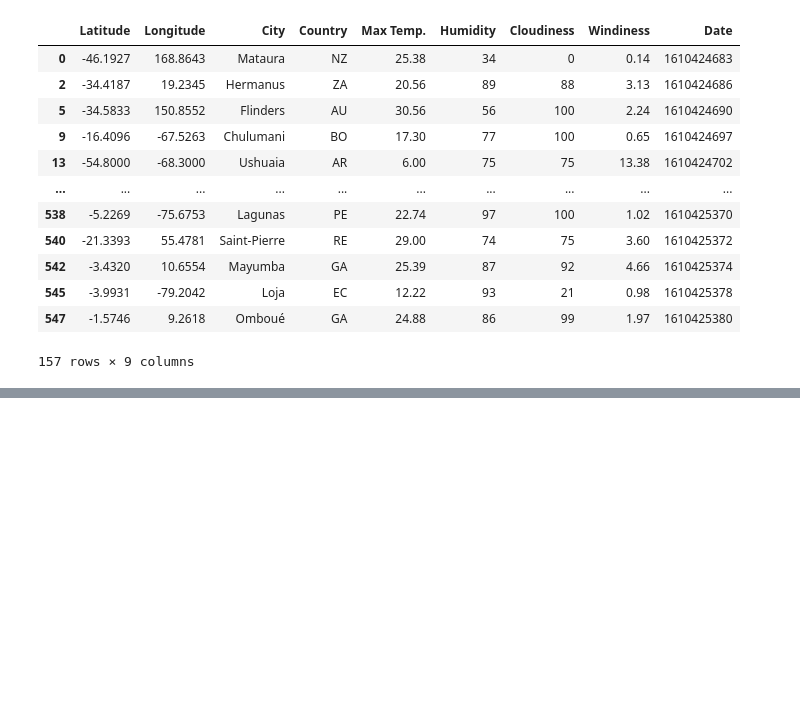
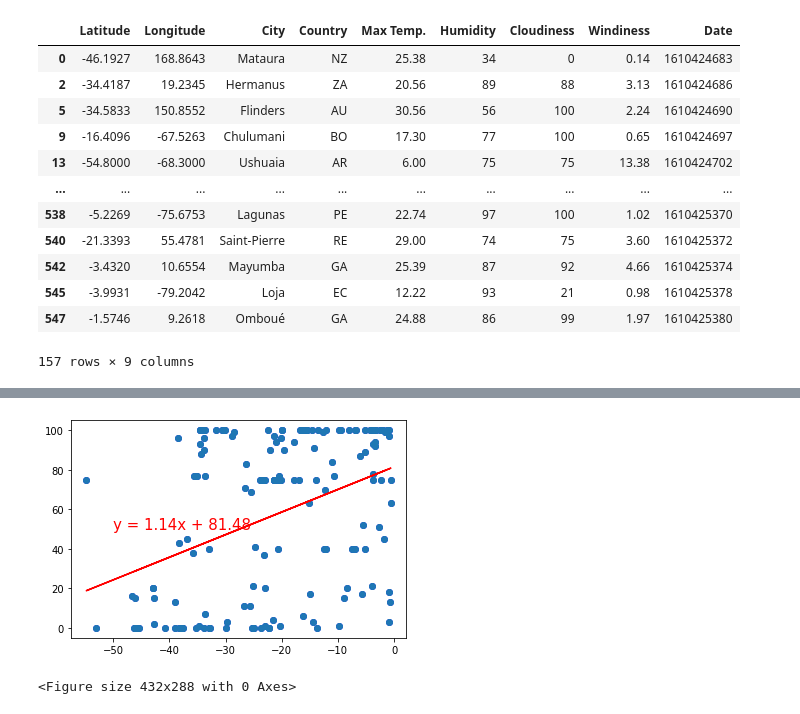
Before and after one commit to nfaber1/api-challenge, a Jupyter notebook: VacationPy/VacationPy.ipynb, the cells around one changed output, grey strips where cells are left out. Saved outputs shown, nothing was run; the diff lists cells and outputs as text; code cells hidden in the pictures; blank space fills up the shorter version.

```diff
--- a/VacationPy/VacationPy.ipynb
+++ b/VacationPy/VacationPy.ipynb
@@ -376,0 +447,24 @@ southern_hem
+# %%
+xSLatCloud = np.array(southern_hem['Latitude'])
+ySLatCloud = np.array(southern_hem['Cloudiness'])
+
+plt.scatter(xSLatCloud, ySLatCloud, marker="o", facecolors="blue",alpha=0.75)
+
+(slope, intercept, rvalue, pvalue, stderr) = linregress(xSLatCloud, ySLatCloud)
+
+regress_values = xSLatCloud * slope + intercept
+
+line_eq = "y = " + str(round(slope,2)) + "x + " + str(round(intercept,2))
+
+plt.scatter(xSLatCloud,ySLatCloud)
+
+plt.plot(xSLatCloud,regress_values,"r-")
+
+plt.annotate(line_eq,(-50,50),fontsize=15,color="red")
+
+plt.show()
+
+plt.savefig("data_vacationPy/graphs/Southern Lat vs. Cloudiness.png")
+# %% [output]
+[figure, added]
+<Figure size 432x288 with 0 Axes>
```
Also changed, not shown: parts of 16 cells of this notebook, 15 other files.
